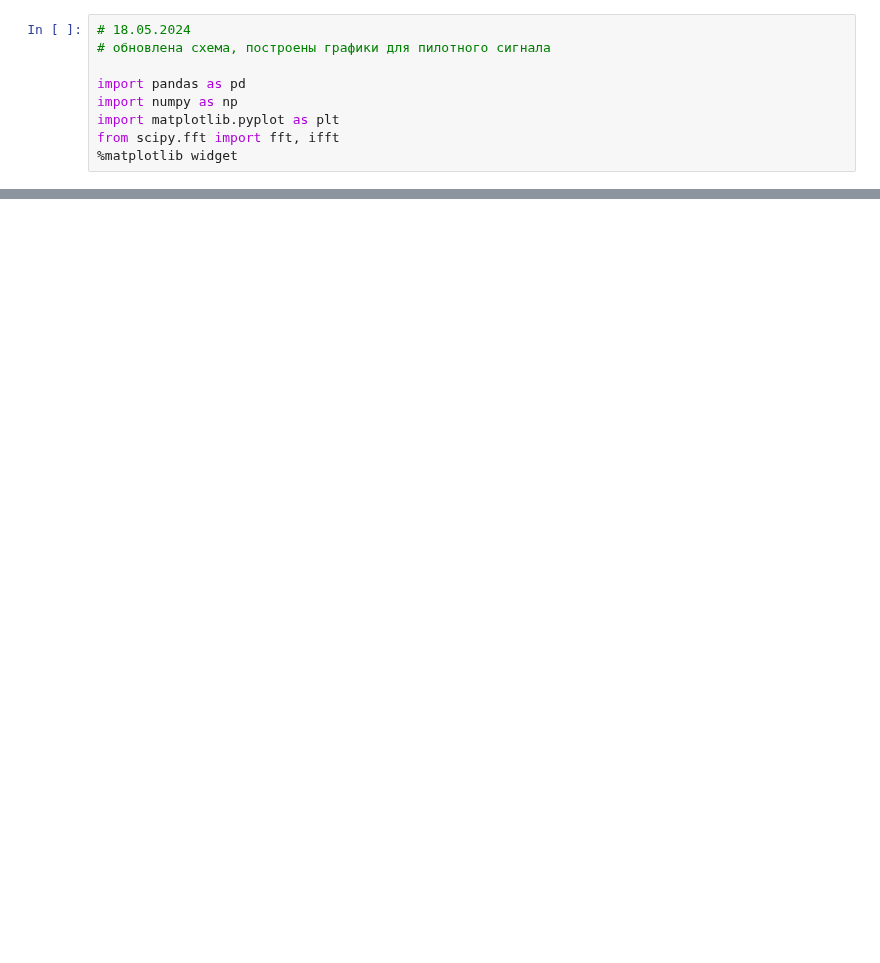
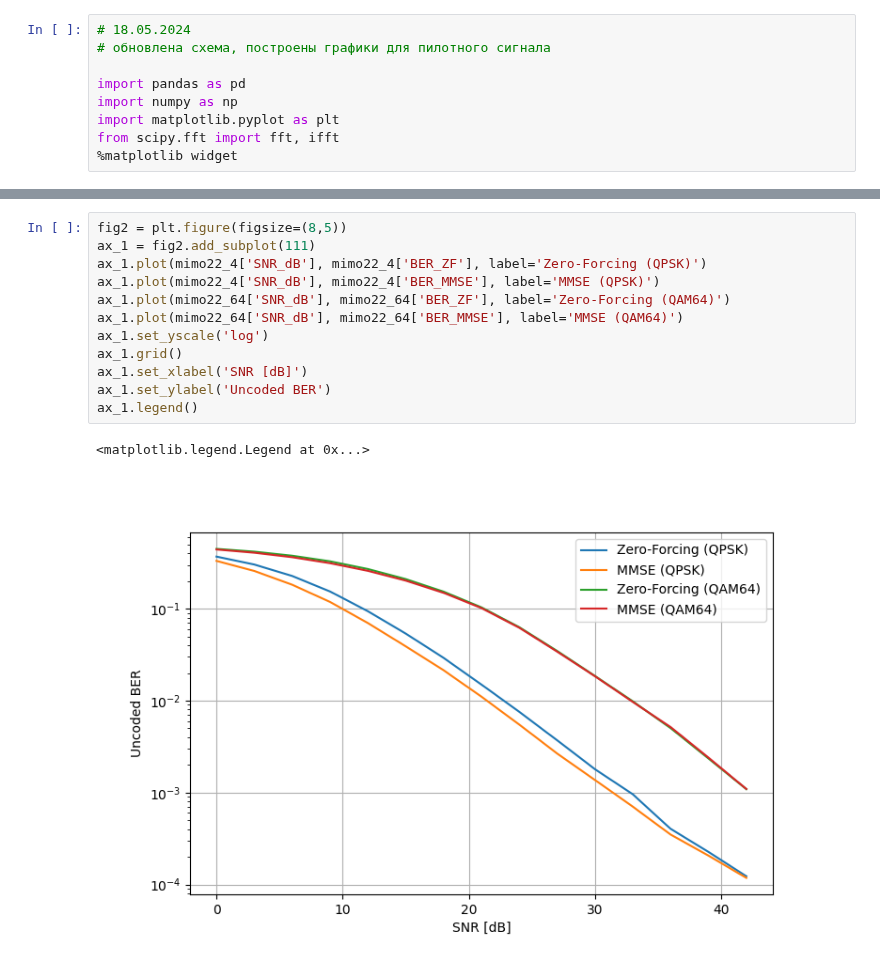
Before and after one commit to isvoropaev02/OFDM, a Jupyter notebook: model_version05/model_performance.ipynb, the cells around one changed output, grey strips where cells are left out. Drawn from its saved outputs; the diff is of its cells as text; blank space fills up the shorter version.

```diff
--- a/model_version05/model_performance.ipynb
+++ b/model_version05/model_performance.ipynb
@@ -86,0 +41,15 @@ plt.show()
+# %%
+fig2 = plt.figure(figsize=(8,5))
+ax_1 = fig2.add_subplot(111)
+ax_1.plot(mimo22_4['SNR_dB'], mimo22_4['BER_ZF'], label='Zero-Forcing (QPSK)')
+ax_1.plot(mimo22_4['SNR_dB'], mimo22_4['BER_MMSE'], label='MMSE (QPSK)')
+ax_1.plot(mimo22_64['SNR_dB'], mimo22_64['BER_ZF'], label='Zero-Forcing (QAM64)')
+ax_1.plot(mimo22_64['SNR_dB'], mimo22_64['BER_MMSE'], label='MMSE (QAM64)')
+ax_1.set_yscale('log')
+ax_1.grid()
+ax_1.set_xlabel('SNR [dB]')
+ax_1.set_ylabel('Uncoded BER')
+ax_1.legend()
+# %% [output]
+<matplotlib.legend.Legend at 0x...>
+[figure, added]
```
Also changed, not shown: parts of 13 cells of this notebook, 15 other files.
